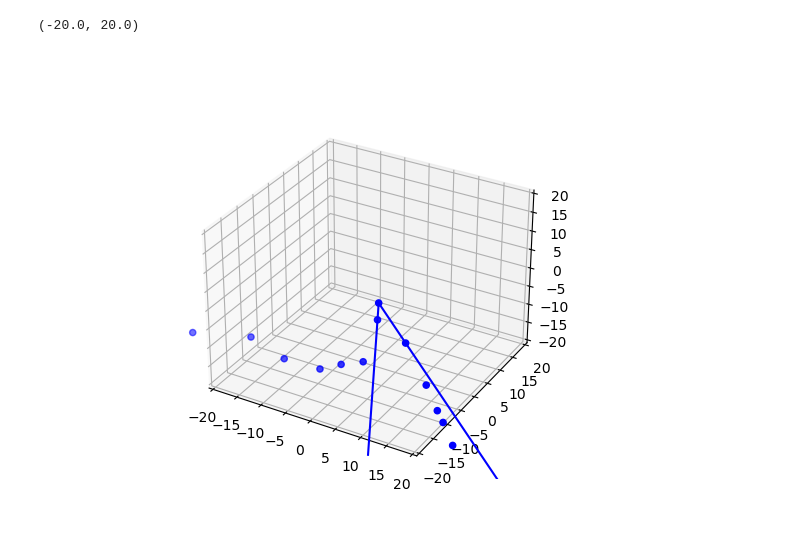
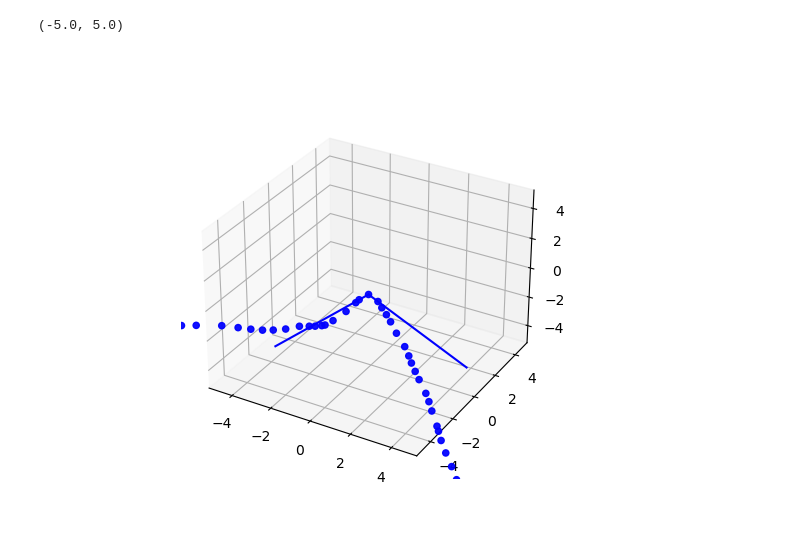
Before and after one commit to kvjmistry/NEXT_nudobe, a Jupyter notebook: workdir/TrackBuilder.ipynb, the cells around one changed output. Saved outputs shown, nothing was run; the diff lists cells and outputs as text; code cells hidden in the pictures.

```diff
--- a/workdir/TrackBuilder.ipynb
+++ b/workdir/TrackBuilder.ipynb
@@ -2,16 +2,13 @@
 import numpy as np
 import pandas as pd
 import matplotlib.pyplot as plt
-
-import pandas as pd
 from scipy.spatial import distance_matrix
-import numpy as np
 import matplotlib.pyplot as plt
 import itertools
 import copy
 
 # hits = pd.read_hdf('../../NEXT_nudobe/files/data/Leptoquark_SM_nexus.h5',"MC/hits")
-hits = pd.read_hdf('../../NEXT_nudobe/files/data/Leptoquark_SM_10mm_smear.h5',"MC/hits")
+hits = pd.read_hdf('../../NEXT_nudobe/files/data/Leptoquark_SM_1mm_smear.h5',"MC/hits")
 parts = pd.read_hdf('../../NEXT_nudobe/files/data/Leptoquark_SM_1mm_smear.h5',"MC/particles")
 
 display(hits)
@@ -32,7 +29,7 @@ display(hits)
 # %%
 %matplotlib widget
 
-event_num = 1835
+event_num = 1840
 
 data = hits[hits.event_id == event_num]
 
@@ -515,12 +513,15 @@ def AddConnectedTracks(curr_track,conn_track, delta_path, seg1_path, seg2_path,
 def AddConnectedTracksnoDelta(curr_track,conn_track, track1_path, UpdatedTracks):
 
     print("Joining tracks ",curr_track,", ",conn_track)
+    name = "track"
 
     # Remove the old tracks from the array
     for index, t in enumerate(UpdatedTracks):
 
         # remove the old tracks
         if (t["id"] == curr_track):
+            if (t["label"] == "Track1" or t["label"] == "Track2"):
+                name = t["label"]
             UpdatedTracks.pop(index)
 
     # Remove the old tracks from the array
@@ -528,7 +529,11 @@ def AddConnectedTracksnoDelta(curr_track,conn_track, track1_path, UpdatedTracks)
         # Get the same colour as the track
         if (t["id"] == conn_track):
             color = t["c"]
-            name = t["label"]
+
+            if (t["label"] == "Track1" or t["label"] == "Track2"):
+                name = t["label"]
+
+    print("Label is: ", name)
 
     track1_len, track1_e = GetTrackLengthEnergy(track1_path)
     Track1 = {"id":conn_track, "start":track1_path[0], "end":track1_path[-1], "nodes":track1_path, "length":track1_len, "energy":track1_e,"label":name,"c":color}
@@ -568,18 +573,18 @@ def UpdateAndMergeTrack(curr_track,conn_track, newpath, UpdatedTracks_):
     for index, t in enumerate(UpdatedTracks_):
 
         # Remove the old tracks from the array
-        for index, t in enumerate(UpdatedTracks):
+        for index, t in enumerate(UpdatedTracks_):
 
             # remove the old tracks
             if (t["id"] == curr_track):
-                UpdatedTracks.pop(index)
+                UpdatedTracks_.pop(index)
 
         # Remove the old tracks from the array
-        for index, t in enumerate(UpdatedTracks):
+        for index, t in enumerate(UpdatedTracks_):
             # remove the old tracks
             if (t["id"] == conn_track):
                 name=t["label"]
-                UpdatedTracks.pop(index)
+                UpdatedTracks_.pop(index)
 
     # Add the new merged track
     length, energy = GetTrackLengthEnergy(newpath)
@@ -1046,21 +1098,21 @@ print(cos_theta)
 # %%
 fig = plt.figure()
 ax = fig.add_subplot(111, projection='3d')
 
 # Plot the original points
 ax.scatter(data.x, data.y, data.z, color='blue')
 # ax.scatter(Track2.x, Track2.y, Track2.z, color='green')
 
 # Plot the direction vector
 vector_line1 = np.array([vertex, vertex + 10*direction_vector1])  # Extend the vector for visualization
 vector_line2 = np.array([vertex, vertex + 10*direction_vector2])  # Extend the vector for visualization
 
 ax.plot(vector_line1[:, 0], vector_line1[:, 1], vector_line1[:, 2], color='blue')
 ax.plot(vector_line2[:, 0], vector_line2[:, 1], vector_line2[:, 2], color='blue')
 
-ax.set_xlim(-20,20)
-ax.set_ylim(-20,20)
-ax.set_zlim(-20,20)
+ax.set_xlim(-5,5)
+ax.set_ylim(-5,5)
+ax.set_zlim(-5,5)
 # %% [output]
-(-20.0, 20.0)
+(-5.0, 5.0)
-[figure, old version]
+[figure, new version]
```
Also changed, not shown: parts of 9 cells of this notebook, 3 other files.
